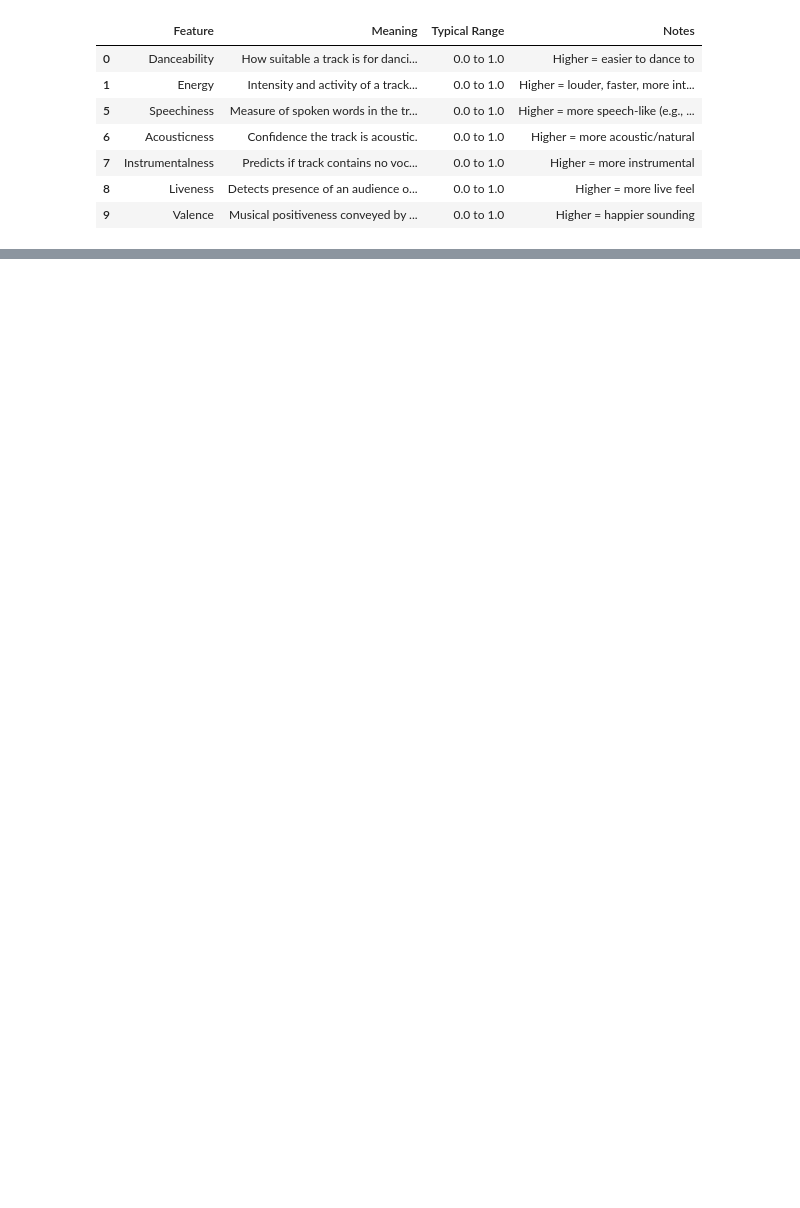
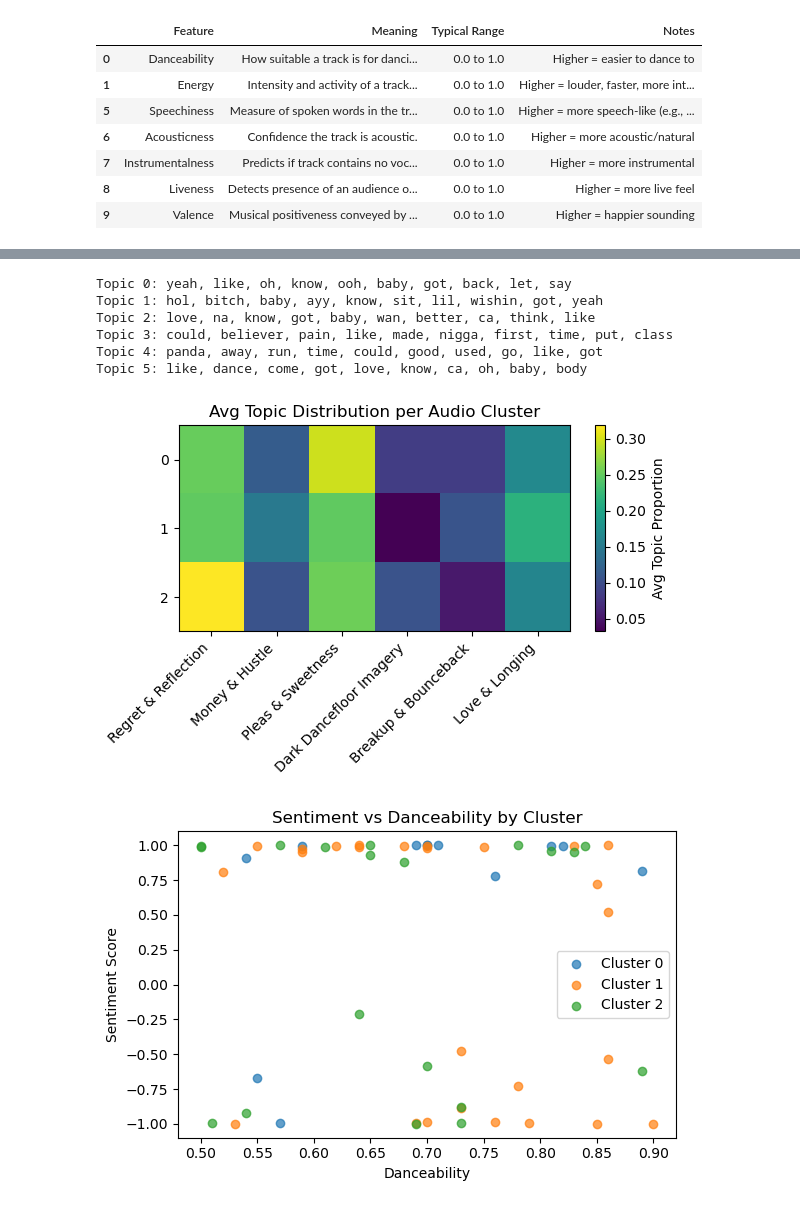
Before and after one commit to gauri-bhasin/310-Group-Project, a Jupyter notebook: notebooks/songs-breakdown.ipynb, the cells around one changed output, grey strips where cells are left out. Drawn from its saved outputs; the diff is of its cells as text; code cells hidden in the pictures; blank space fills up the shorter version.

Commit message:
analysis based on methods in class

```diff
--- a/notebooks/songs-breakdown.ipynb
+++ b/notebooks/songs-breakdown.ipynb
@@ -89,0 +177,7 @@ dict_df[dict_df ["Typical Range"] == "0.0 to 1.0"]
+# %%
+# 2) SCRAPE LYRICS
+def fetch_lyrics_ovh(title, artist):
+    resp = requests.get(f"https://api.lyrics.ovh/v1/{artist}/{title}")
+    if resp.status_code == 200:
+        return resp.json().get("lyrics", "")
+    return ""
@@ -89,0 +306,69 @@ dict_df[dict_df ["Typical Range"] == "0.0 to 1.0"]
+# %%
+# 6) PRINT TOP TERMS FOR VERIFICATION
+terms = cv.get_feature_names_out()
+for idx, comp in enumerate(lda.components_):
+    top_idxs = comp.argsort()[-10:][::-1]
+    top_terms = [terms[i] for i in top_idxs]
+    print(f"Topic {idx}: {', '.join(top_terms)}")
+
+# — You’ll see the top 10 words per topic, matching your earlier output.
+# %% [output]
+Topic 0: yeah, like, oh, know, ooh, baby, got, back, let, say
+Topic 1: hol, bitch, baby, ayy, know, sit, lil, wishin, got, yeah
+Topic 2: love, na, know, got, baby, wan, better, ca, think, like
+Topic 3: could, believer, pain, like, made, nigga, first, time, put, class
+Topic 4: panda, away, run, time, could, good, used, go, like, got
+Topic 5: like, dance, come, got, love, know, ca, oh, baby, body
+# %%
+# 7) SENTIMENT ANALYSIS (VADER, no deep-learning backend)
+sia = SentimentIntensityAnalyzer()
+
+def song_sentiment(text):
+    if not text.strip():
+        return np.nan
+    return sia.polarity_scores(text)['compound']
+
+df['Sentiment'] = df['Lyrics'].apply(song_sentiment)
+
+# — Why?
+# VADER’s ‘compound’ score in [-1,1] gives us an overall positivity/negativity per song.
+# %%
+# 8) MERGE & ANALYZE
+
+# DEPRECATED: we can’t use df_topic.columns (old names no longer exist in df)
+topic_cols = [c for c in df_topic.columns]
+heat = df.groupby('Cluster')[topic_cols].mean()
+
+# REPLACEMENT: use the human-readable names stored in name_map.values()
+topic_cols = list(name_map.values())
+heat = df.groupby('Cluster')[topic_cols].mean()
+
+# a) Heatmap: average topic proportion by audio cluster
+plt.figure(figsize=(6,4))
+plt.imshow(heat, aspect='auto')
+plt.yticks(range(heat.shape[0]), heat.index)
+plt.xticks(range(len(topic_cols)), topic_cols, rotation=45, ha='right')
+plt.colorbar(label='Avg Topic Proportion')
+plt.title("Avg Topic Distribution per Audio Cluster")
+plt.tight_layout()
+plt.show()
+
+# b) Scatter: Sentiment vs. Danceability by Cluster
+plt.figure(figsize=(6,4))
+for cluster in sorted(df['Cluster'].unique()):
+    sub = df[df['Cluster']==cluster]
+    plt.scatter(sub['Danceability'], sub['Sentiment'],
+                label=f"Cluster {cluster}", alpha=0.7)
+plt.xlabel("Danceability")
+plt.ylabel("Sentiment Score")
+plt.legend()
+plt.title("Sentiment vs Danceability by Cluster")
+plt.tight_layout()
+plt.show()
+
+# — Why?
+# • The heatmap reveals which lyrical themes (now named) dominate each sonic archetype.
+# • The scatterplot shows how lyrical positivity/negativity relates (or doesn’t) to danceability across clusters.
+# %% [output]
+[figure, added]
+[figure, added]
```
Also changed, not shown: parts of 13 cells of this notebook.
